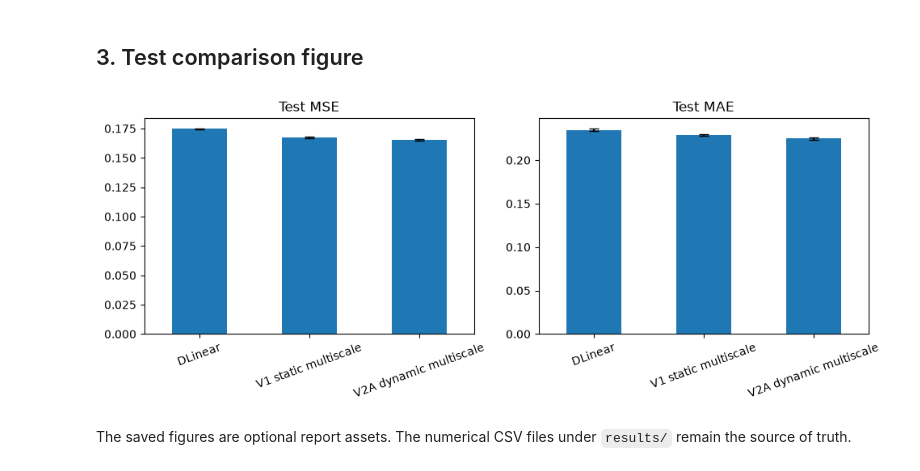
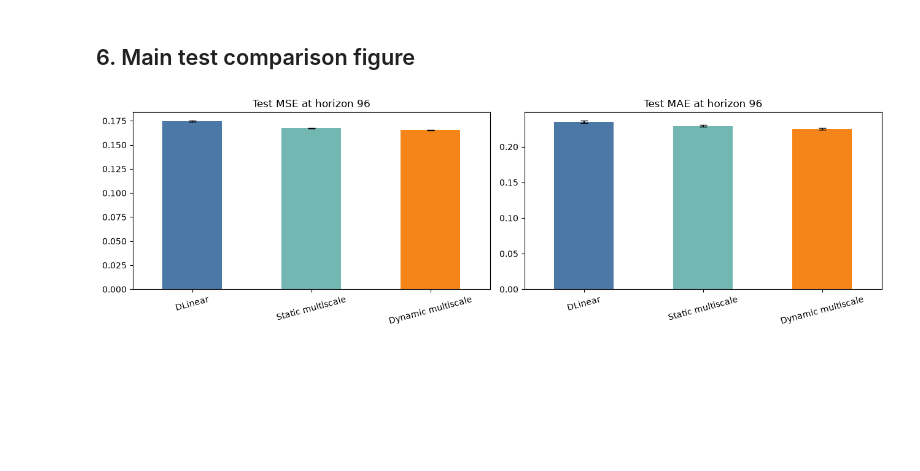
Before and after one commit to Etaiwi/long-horizon-time-series-forecasting, a Jupyter notebook: notebooks/04_results_and_figures.ipynb, the cells around one changed output. Cells and saved outputs as stored; diff of their text form; code cells hidden in the pictures; blank space fills up the shorter version.

```diff
--- a/notebooks/04_results_and_figures.ipynb
+++ b/notebooks/04_results_and_figures.ipynb
@@ -48,9 +144,11 @@ report_table
 # %%
-axis = validation.pivot(index="seed", columns="model", values="val_mse").plot(
-    marker="o", figsize=(7, 4), ylabel="Validation MSE"
+validation_plot = validation.assign(Model=validation["model"].map(FIGURE_NAMES))
+axis = validation_plot.pivot(index="seed", columns="Model", values="val_mse").plot(
+    marker="o", figsize=(9, 4), ylabel="Validation MSE"
 )
 axis.set_title("Validation MSE across three seeds")
+axis.set_xlabel("Seed")
 axis.figure.tight_layout()
-axis.figure.savefig(FIGURE_ROOT / "validation_mse_by_seed.png", dpi=200)
+axis.figure.savefig(FIGURE_ROOT / "validation_mse_by_seed.png", dpi=200, bbox_inches="tight")
 plt.show()
 # %% [output]
@@ -58,24 +156,24 @@ plt.show()
 # %% [markdown]
-## 3. Test comparison figure
+## 6. Main test comparison figure
 # %%
-plot_data = test_summary.set_index("model")
-figure, axes = plt.subplots(1, 2, figsize=(10, 4))
+plot_data = test_summary.copy()
+plot_data["Model"] = plot_data["model"].map(FIGURE_NAMES)
+plot_data = plot_data.set_index("Model")
+
+figure, axes = plt.subplots(1, 2, figsize=(13, 4))
 plot_data["test_mse_mean"].plot(
-    kind="bar", yerr=plot_data["test_mse_std"], capsize=4, ax=axes[0]
+    kind="bar", yerr=plot_data["test_mse_std"], capsize=4, ax=axes[0], color=["#4C78A8", "#72B7B2", "#F58518"]
 )
 plot_data["test_mae_mean"].plot(
-    kind="bar", yerr=plot_data["test_mae_std"], capsize=4, ax=axes[1]
+    kind="bar", yerr=plot_data["test_mae_std"], capsize=4, ax=axes[1], color=["#4C78A8", "#72B7B2", "#F58518"]
 )
-axes[0].set_title("Test MSE")
-axes[1].set_title("Test MAE")
+axes[0].set_title("Test MSE at horizon 96")
+axes[1].set_title("Test MAE at horizon 96")
 for axis in axes:
     axis.set_xlabel("")
-    axis.tick_params(axis="x", rotation=20)
+    axis.tick_params(axis="x", rotation=15)
 figure.tight_layout()
-figure.savefig(FIGURE_ROOT / "test_metrics.png", dpi=200)
+figure.savefig(FIGURE_ROOT / "main_test_metrics.png", dpi=200, bbox_inches="tight")
 plt.show()
 # %% [output]
-[figure, old version]
+[figure, new version]
-# %% [markdown]
-The saved figures are optional report assets. The numerical CSV files under
-`results/` remain the source of truth.
```
Also changed, not shown: parts of 21 cells of this notebook, 7 other files.
